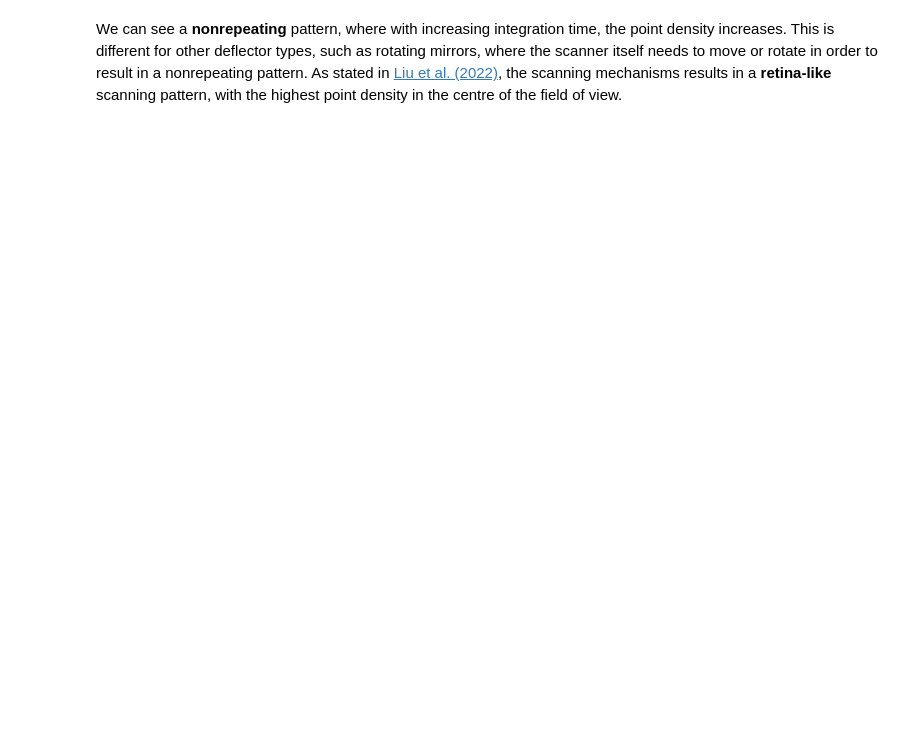
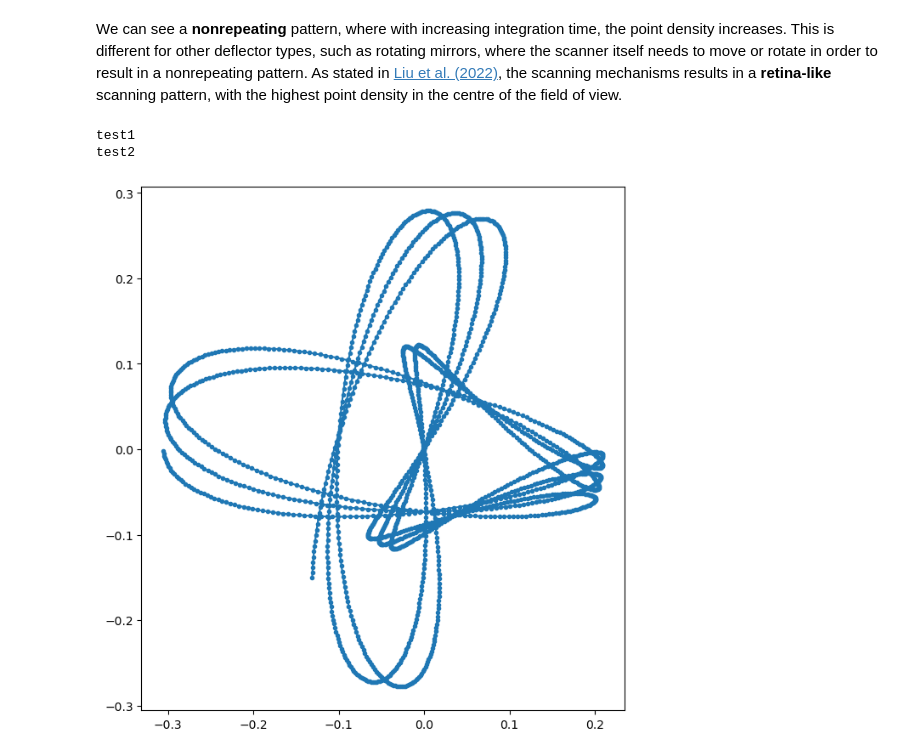
Before and after one commit to thomasisensee/helios, a Jupyter notebook: example_notebooks/RisleyBeamDeflectorTest-tls_livox_demo.ipynb, the cells around one changed output. Saved outputs shown, nothing was run; the diff lists cells and outputs as text; code cells hidden in the pictures; blank space fills up the shorter version.

Commit message:
No observation plane, bug fixes, still wrong pattern

```diff
--- a/example_notebooks/RisleyBeamDeflectorTest-tls_livox_demo.ipynb
+++ b/example_notebooks/RisleyBeamDeflectorTest-tls_livox_demo.ipynb
@@ -127,3 +174,17 @@ plt.show()
 # %% [markdown]
 We can see a **nonrepeating** pattern, where with increasing integration time, the point density increases. This is different for other deflector types, such as rotating mirrors, where the scanner itself needs to move or rotate in order to result in a nonrepeating pattern.
 As stated in [Liu et al. (2022)](https://doi.org/10.1109/TMECH.2021.3058173), the scanning mechanisms results in a **retina-like** scanning pattern, with the highest point density in the centre of the field of view.
+# %%
+fig, ax = plt.subplots(1, 1, figsize=(8, 8))
+
+ax.plot(test[:, 0], test[:, 1], ".-")
+
+ax.set_aspect("equal", "box")
+# plt.subplots_adjust(left=0.075, right=.999, top=.9, bottom=.001)
+print("test1")
+# fig.savefig('/home/thomas/pattern_random_0.pdf', transparent=True, dpi=600)
+print("test2")
+# %% [output]
+test1
+test2
+[figure, added]
```
Also changed, not shown: parts of 6 cells of this notebook, 6 other files.
